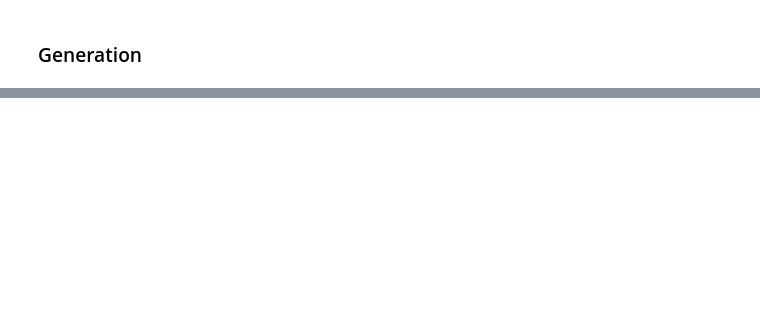
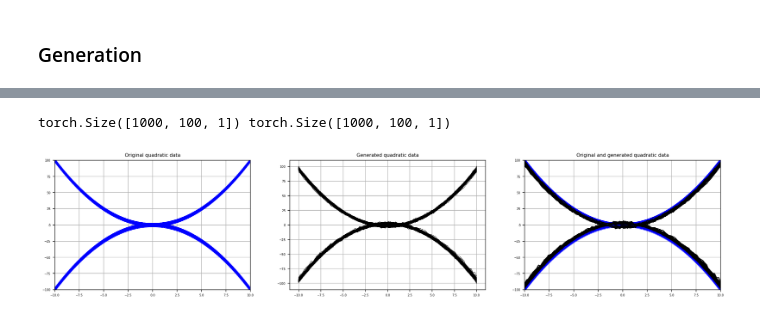
Before and after one commit to sjchoi86/yet-another-diffusion-models, a Jupyter notebook: code/demo_ndp_quadratic.ipynb, the cells around one changed output, grey strips where cells are left out. Drawn from its saved outputs; the diff is of its cells as text; code cells hidden in the pictures; blank space fills up the shorter version.

```diff
--- a/code/demo_ndp_quadratic.ipynb
+++ b/code/demo_ndp_quadratic.ipynb
@@ -691,3 +781,38 @@ plt.show()
+# %%
+y_t = torch.stack(y_t_s).reshape(-1, 100, 1)
+x_0, y_0 = test_dataset[:]
+
+print(y_0.shape, y_t.shape)
+# %% [output]
+torch.Size([1000, 100, 1]) torch.Size([1000, 100, 1])
+# %%
+for d_idx in range(D):
+    # for b_idx in range(B):
+    plt.figure(figsize=(20,4))
+    plt.subplot(1,3,1)
+    for m_idx in range(x_0.shape[0]):
+        plt.plot(torch2np(x_0)[m_idx,:,d_idx],torch2np(y_0)[m_idx,:,d_idx],ls='-',color='b',lw=1/2);
+    plt.grid('on')
+    plt.title('Original quadratic data', fontsize=8);
+    plt.xlim(-10,10); plt.ylim(-100, 100)
+
+    plt.subplot(1,3,2)
+    for m_idx in range(x_0.shape[0]):
+        plt.plot(torch2np(x_0)[m_idx,:,d_idx],torch2np(y_t)[m_idx,:,d_idx],ls='-',color='k',lw=1/2);
+    plt.grid('on')
+    plt.title('Generated quadratic data', fontsize=8);
+    # plt.xlim(-10,10); plt.ylim(-100, 100)
+
+
+    plt.subplot(1,3,3)
+    for m_idx in range(x_0.shape[0]):
+        plt.plot(torch2np(x_0)[m_idx,:,d_idx],torch2np(y_0)[m_idx,:,d_idx],ls='-',color='b',lw=1/4);
+        plt.plot(torch2np(x_0)[m_idx,:,d_idx],torch2np(y_t)[m_idx,:,d_idx],ls='-',color='k'); plt.grid('on')
+    plt.title('Original and generated quadratic data',fontsize=8);
+    plt.xlim(-10,10); plt.ylim(-100, 100)
+plt.show()
+# %% [output]
+[figure, added]
 # %%
 from scipy.stats import percentileofscore
 from sklearn.metrics import pairwise_distances
```
Also changed, not shown: parts of 19 cells of this notebook, 1 other file.
